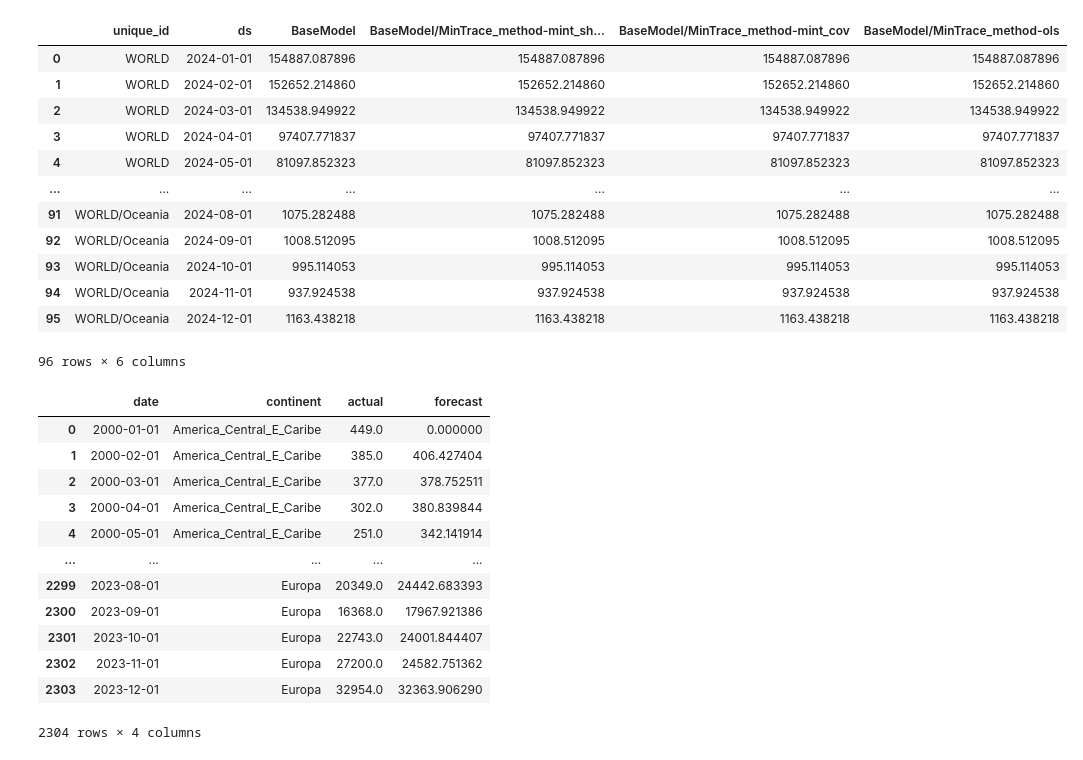
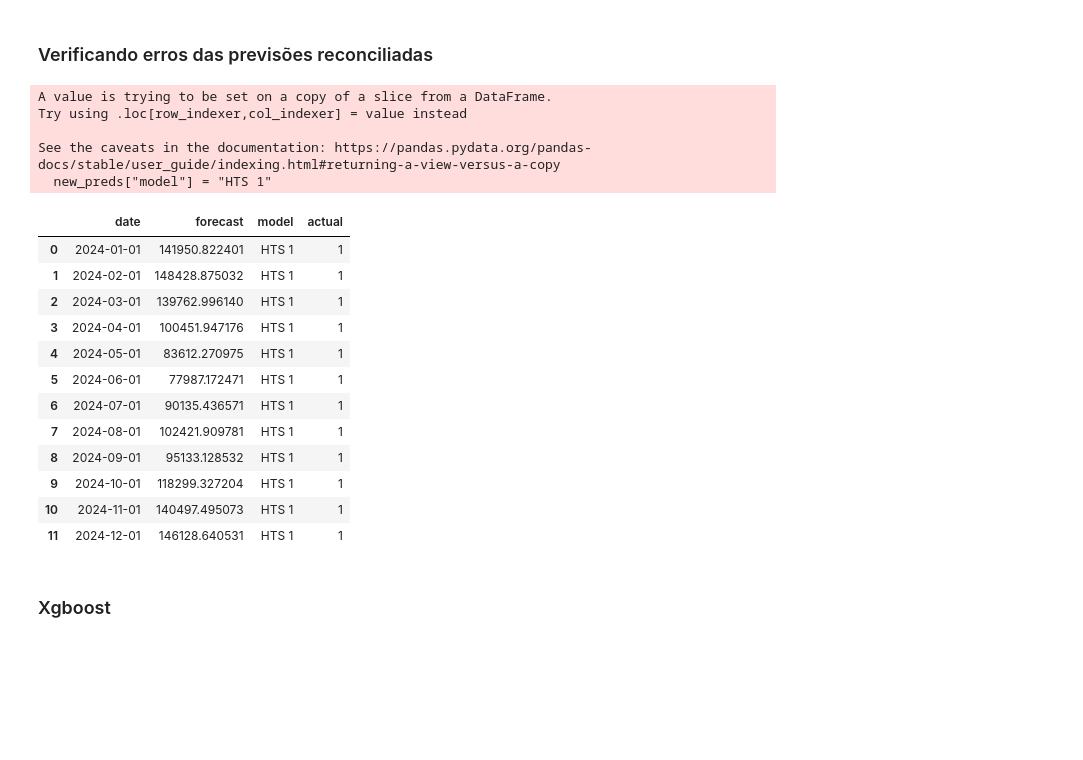
Before and after one commit to renanop/international_arrivals_time_series_forecasting, a Jupyter notebook: notebooks/modeling/new_HTS.ipynb, the cells around one changed output. Saved outputs shown, nothing was run; the diff lists cells and outputs as text; code cells hidden in the pictures; blank space fills up the shorter version.

Commit message:
finalizando grafico comparativo de modelos e tabela de metricas

```diff
--- a/notebooks/modeling/new_HTS.ipynb
+++ b/notebooks/modeling/new_HTS.ipynb
@@ -9,13 +9,15 @@ from hierarchicalforecast.core import HierarchicalReconciliation
 from hierarchicalforecast.methods import MinTrace
 from hierarchicalforecast.evaluation import evaluate
 from utilsforecast.losses import rmse
+import seaborn as sns
+import matplotlib.pyplot as plt
 
 # ---------------------------------------------------------
 # 1. Carregar dados de treino e teste
 #    (antes de 2024 = treino, 2024 = teste)
 # ---------------------------------------------------------
-train_path = "hts2_train_df.csv"  # ajuste para seu caminho real
-test_path  = "hts2_test_df.csv"
+train_path = "hts1_train_df.csv"  # ajuste para seu caminho real
+test_path  = "hts1_test_df.csv"
 
 train = pd.read_csv(train_path)
 test  = pd.read_csv(test_path)
@@ -40,9 +42,9 @@ for df in (train, test):
 # ---------------------------------------------------------
 def prepare_bottom_level(df: pd.DataFrame) -> pd.DataFrame:
     # Mantém apenas continentes (bottom level)
-    df = df[df["continent"] != "TOTAL (Agregado)"].copy()
+    df = df[df["continent"] != "TOTAL"].copy()
 
-    df["World"] = "WORLD"  # nível mais agregado
+    df["World"] = "TOTAL"  # nível mais agregado
 
     df = df.rename(
         columns={
@@ -125,7 +127,7 @@ Y_rec_df = hrec.reconcile(
 #   - "BaseModel" (previsão base incoerente)
 #   - "BaseModel/MinTrace_method-mint_shrink" (previsão reconciliada MinT)
 
-print(Y_rec_df.tail(10))
+print(Y_rec_df.head(10))
 
 # ---------------------------------------------------------
 # 7. (Opcional) Juntar com os valores reais de teste e avaliar RMSE
@@ -176,32 +178,35 @@ evaluation = evaluate(
+# %% [markdown]
+### Verificando erros das previsões reconciliadas
 # %%
-Y_rec_df
+new_preds = Y_rec_df.loc[Y_rec_df["unique_id"] == "TOTAL"]
+new_preds["model"] = "HTS 1"
+new_preds = new_preds.loc[:, ["ds", "BaseModel", "model"]]
+new_preds["actual"] = 1
+new_preds = new_preds.rename(columns={"ds":"date", "BaseModel":"forecast"})
+new_preds
 # %% [output]
+A value is trying to be set on a copy of a slice from a DataFrame.
+Try using .loc[row_indexer,col_indexer] = value instead
+
+See the caveats in the documentation: https://pandas.pydata.org/pandas-docs/stable/user_guide/indexing.html#returning-a-view-versus-a-copy
+  new_preds["model"] = "HTS 1"
-|  | unique_id | ds | BaseModel | BaseModel/MinTrace_method-mint_sh... | BaseModel/MinTrace_method-mint_cov | BaseModel/MinTrace_method-ols |
-| 0 | WORLD | 2024-01-01 | 154887.087896 | 154887.087896 | 154887.087896 | 154887.087896 |
-| 1 | WORLD | 2024-02-01 | 152652.214860 | 152652.214860 | 152652.214860 | 152652.214860 |
-| 2 | WORLD | 2024-03-01 | 134538.949922 | 134538.949922 | 134538.949922 | 134538.949922 |
-| 3 | WORLD | 2024-04-01 | 97407.771837 | 97407.771837 | 97407.771837 | 97407.771837 |
-| 4 | WORLD | 2024-05-01 | 81097.852323 | 81097.852323 | 81097.852323 | 81097.852323 |
-| ... | ... | ... | ... | ... | ... | ... |
-| 91 | WORLD/Oceania | 2024-08-01 | 1075.282488 | 1075.282488 | 1075.282488 | 1075.282488 |
-| 92 | WORLD/Oceania | 2024-09-01 | 1008.512095 | 1008.512095 | 1008.512095 | 1008.512095 |
-| 93 | WORLD/Oceania | 2024-10-01 | 995.114053 | 995.114053 | 995.114053 | 995.114053 |
-| 94 | WORLD/Oceania | 2024-11-01 | 937.924538 | 937.924538 | 937.924538 | 937.924538 |
-| 95 | WORLD/Oceania | 2024-12-01 | 1163.438218 | 1163.438218 | 1163.438218 | 1163.438218 |
+|  | date | forecast | model | actual |
+| 0 | 2024-01-01 | 141950.822401 | HTS 1 | 1 |
+| 1 | 2024-02-01 | 148428.875032 | HTS 1 | 1 |
+| 2 | 2024-03-01 | 139762.996140 | HTS 1 | 1 |
+| 3 | 2024-04-01 | 100451.947176 | HTS 1 | 1 |
+| 4 | 2024-05-01 | 83612.270975 | HTS 1 | 1 |
+| 5 | 2024-06-01 | 77987.172471 | HTS 1 | 1 |
+| 6 | 2024-07-01 | 90135.436571 | HTS 1 | 1 |
+| 7 | 2024-08-01 | 102421.909781 | HTS 1 | 1 |
+| 8 | 2024-09-01 | 95133.128532 | HTS 1 | 1 |
+| 9 | 2024-10-01 | 118299.327204 | HTS 1 | 1 |
+| 10 | 2024-11-01 | 140497.495073 | HTS 1 | 1 |
+| 11 | 2024-12-01 | 146128.640531 | HTS 1 | 1 |
-96 rows × 6 columns
+# %% [markdown]
+### Xgboost
 # %%
-train
+xgboost_df = pd.read_csv("xgboost_forecasts.csv")
+xgboost_df = xgboost_df[xgboost_df["continent"] == "TOTAL (Agregado)"]
+xgboost_df["continent"] = "TOTAL"
+xgboost_df["model"] = "xgboost"
-# %% [output]
-|  | date | continent | actual | forecast |
-| 0 | 2000-01-01 | America_Central_E_Caribe | 449.0 | 0.000000 |
-| 1 | 2000-02-01 | America_Central_E_Caribe | 385.0 | 406.427404 |
-| 2 | 2000-03-01 | America_Central_E_Caribe | 377.0 | 378.752511 |
-| 3 | 2000-04-01 | America_Central_E_Caribe | 302.0 | 380.839844 |
-| 4 | 2000-05-01 | America_Central_E_Caribe | 251.0 | 342.141914 |
-| ... | ... | ... | ... | ... |
-| 2299 | 2023-08-01 | Europa | 20349.0 | 24442.683393 |
-| 2300 | 2023-09-01 | Europa | 16368.0 | 17967.921386 |
-| 2301 | 2023-10-01 | Europa | 22743.0 | 24001.844407 |
-| 2302 | 2023-11-01 | Europa | 27200.0 | 24582.751362 |
-| 2303 | 2023-12-01 | Europa | 32954.0 | 32363.906290 |
-2304 rows × 4 columns
```
Also changed, not shown: parts of 12 cells of this notebook, 3 other files.
